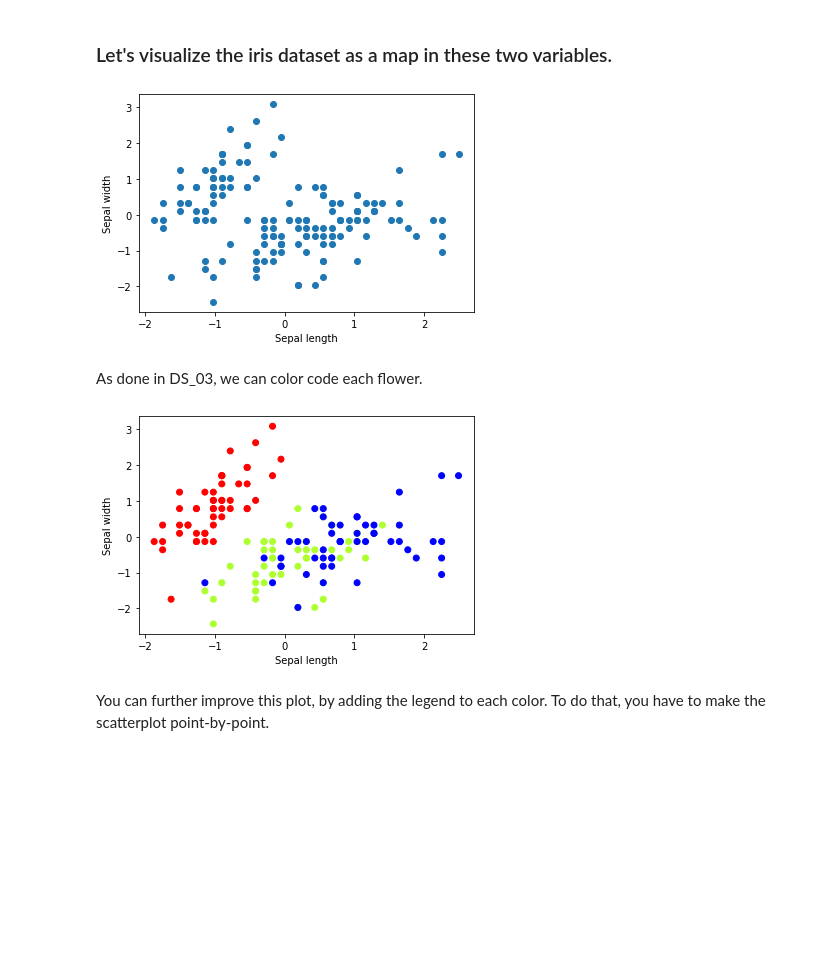
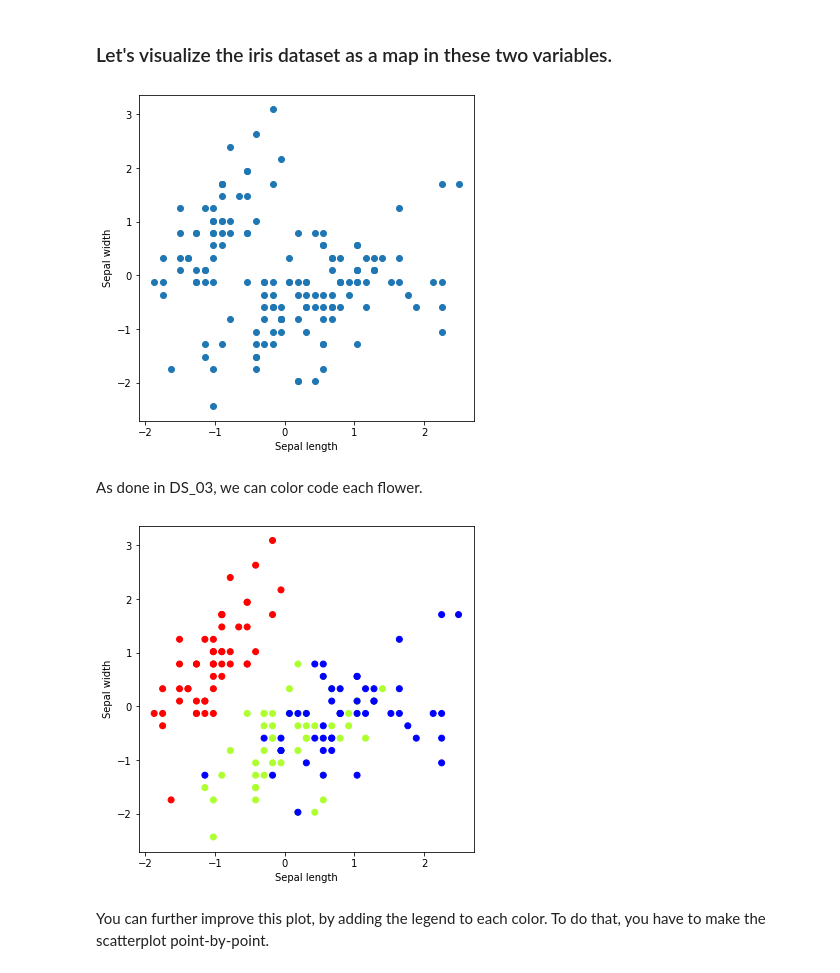
Before and after one commit to raghurama123/DataScience, a Jupyter notebook: notebooks/DS_05.ipynb, the cells around one changed output. Cells and saved outputs as stored; diff of their text form; code cells hidden in the pictures; blank space fills up the shorter version.

```diff
--- a/notebooks/DS_05.ipynb
+++ b/notebooks/DS_05.ipynb
@@ -21,12 +21,13 @@ x_iris = sc.fit_transform(x_iris)
 # %%
 import matplotlib.pyplot as plt
 
-plt.scatter(x_iris[:,0],x_iris[:,1])
+fig, axes = plt.subplots(figsize=(6,6))
+axes.scatter(x_iris[:,0],x_iris[:,1])
 plt.xlabel('Sepal length')
 plt.ylabel('Sepal width')
 plt.show()
 # %% [output]
-[figure, old version]
+[figure, new version]
 # %% [markdown]
 As done in DS_03, we can color code each flower.
 # %%
@@ -43,12 +44,13 @@ for i_data in range(N_data):
     colors.append(palette[i_color])
 
 # Plot again
-plt.scatter(x_iris[:,0],x_iris[:,1],c=colors)
+fig, axes = plt.subplots(figsize=(6,6))
+axes.scatter(x_iris[:,0],x_iris[:,1],c=colors)
 plt.xlabel('Sepal length')
 plt.ylabel('Sepal width')
 plt.show()
 # %% [output]
-[figure, old version]
+[figure, new version]
 # %% [markdown]
 You can further improve this plot, by adding the legend to each color. To do that, you have to make the scatterplot point-by-point.
 # %%
```
Also changed, not shown: parts of 8 cells of this notebook.
